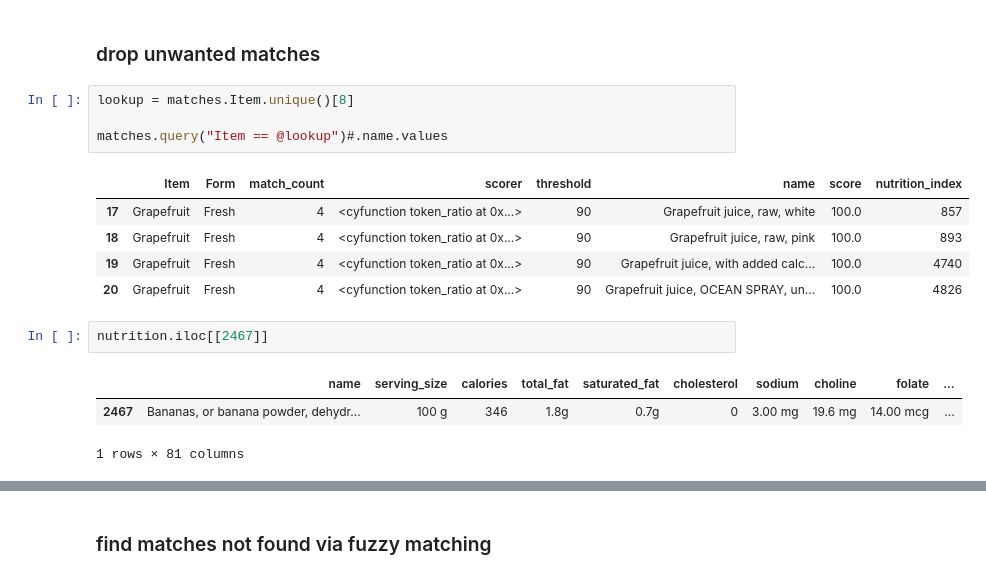
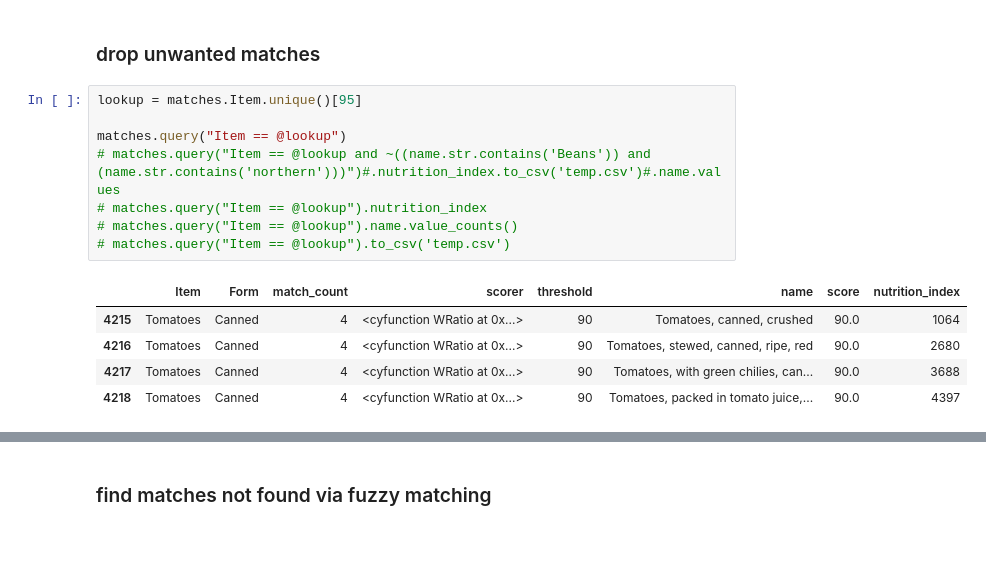
Before and after one commit to MrRyanK/CostPerNutrient, a Jupyter notebook: EDA_CSV_nutrition.ipynb, the cells around one changed output, grey strips where cells are left out. Drawn from its saved outputs; the diff is of its cells as text; blank space fills up the shorter version.

Commit message:
completed manual matches

```diff
--- a/EDA_CSV_nutrition.ipynb
+++ b/EDA_CSV_nutrition.ipynb
@@ -767,18 +767,16 @@ matches
 # %% [markdown]
 ### drop unwanted matches
 # %%
-lookup = matches.Item.unique()[8]
+lookup = matches.Item.unique()[95]
 
-matches.query("Item == @lookup")#.name.values
+matches.query("Item == @lookup")
+# matches.query("Item == @lookup and ~((name.str.contains('Beans')) and (name.str.contains('northern')))")#.nutrition_index.to_csv('temp.csv')#.name.values
+# matches.query("Item == @lookup").nutrition_index
+# matches.query("Item == @lookup").name.value_counts()
+# matches.query("Item == @lookup").to_csv('temp.csv')
 # %% [output]
 |  | Item | Form | match_count | scorer | threshold | name | score | nutrition_index |
-| 17 | Grapefruit | Fresh | 4 | <cyfunction token_ratio at 0x...> | 90 | Grapefruit juice, raw, white | 100.0 | 857 |
-| 18 | Grapefruit | Fresh | 4 | <cyfunction token_ratio at 0x...> | 90 | Grapefruit juice, raw, pink | 100.0 | 893 |
-| 19 | Grapefruit | Fresh | 4 | <cyfunction token_ratio at 0x...> | 90 | Grapefruit juice, with added calc... | 100.0 | 4740 |
-| 20 | Grapefruit | Fresh | 4 | <cyfunction token_ratio at 0x...> | 90 | Grapefruit juice, OCEAN SPRAY, un... | 100.0 | 4826 |
+| 4215 | Tomatoes | Canned | 4 | <cyfunction WRatio at 0x...> | 90 | Tomatoes, canned, crushed | 90.0 | 1064 |
+| 4216 | Tomatoes | Canned | 4 | <cyfunction WRatio at 0x...> | 90 | Tomatoes, stewed, canned, ripe, red | 90.0 | 2680 |
+| 4217 | Tomatoes | Canned | 4 | <cyfunction WRatio at 0x...> | 90 | Tomatoes, with green chilies, can... | 90.0 | 3688 |
+| 4218 | Tomatoes | Canned | 4 | <cyfunction WRatio at 0x...> | 90 | Tomatoes, packed in tomato juice,... | 90.0 | 4397 |
-# %%
-nutrition.iloc[[2467]]
-# %% [output]
-|  | name | serving_size | calories | total_fat | saturated_fat | cholesterol | sodium | choline | folate | ... |
-| 2467 | Bananas, or banana powder, dehydr... | 100 g | 346 | 1.8g | 0.7g | 0 | 3.00 mg | 19.6 mg | 14.00 mcg | ... |
-1 rows × 81 columns
```
Also changed, not shown: parts of 8 cells of this notebook, 1 other file.
